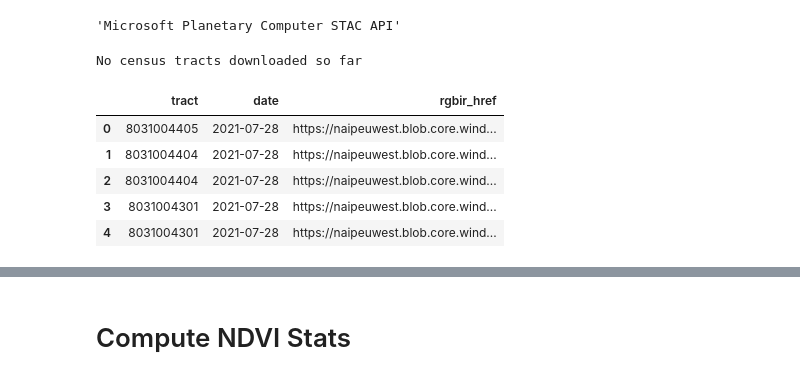
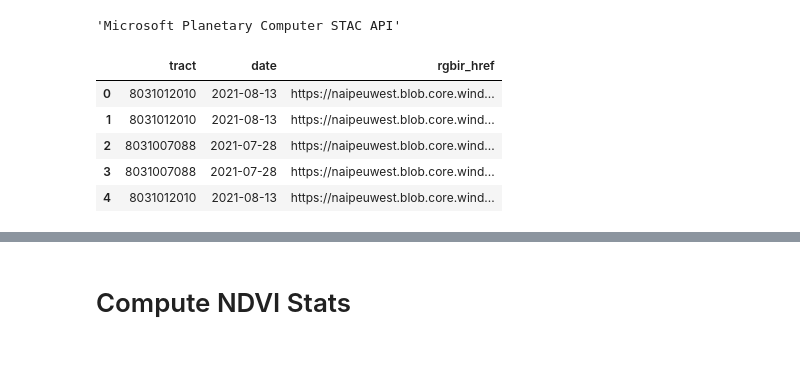
Before and after one commit to brglea/urban_greenspace_denver, a Jupyter notebook: Notebooks/03_NAIP_wrangle.ipynb, the cells around one changed output, grey strips where cells are left out. Saved outputs shown, nothing was run; the diff lists cells and outputs as text; code cells hidden in the pictures.

```diff
--- a/Notebooks/03_NAIP_wrangle.ipynb
+++ b/Notebooks/03_NAIP_wrangle.ipynb
@@ -93,7 +93,7 @@ else:
 den_scene_dfs = []
 # Start for loop
 for i, den_tract_values in tqdm(den_tract_latlon_gdf.iterrows(), ncols=100):
-    den_tract = den_tract_values.tract2010
+    den_tract = den_tract_values.tract
     # Check if statistics are already downloaded for this tract
     if not (den_tract in den_downloaded_tracts):
         # Retry up to 5 times in case of a momentary disruption
@@ -120,36 +120,35 @@ for i, den_tract_values in tqdm(den_tract_latlon_gdf.iterrows(), ncols=100):
                     date=[pd.to_datetime(scene.datetime).date()
                           # of the items in the NAIP search
                           for scene in naip_search.items()],
                     # Reference image from the assets folder of the items in the NAIP search?
                     rgbir_href=[scene.assets['image'].href for scene in naip_search.items()],
                 )))
                 # Add break to prevent long waits during debugging
                 break
             # Try again in case of an APIError
             except pystac_client.exceptions.APIError:
                 print(
                     f'Could not connect with STAC server. '
                     f'Retrying tract {den_tract}...')
                 time.sleep(2)
                 i += 1
                 # Skip the rest of the current iteration and move on to the next one
                 continue
 
 # Concatenate the url dataframes
 # Code to execute if the condition is true
 if den_scene_dfs:
     den_scene_df = pd.concat(den_scene_dfs).reset_index(drop=True)
 # Code to execute if the condition is false
 else:
     den_scene_df = None
 
 # Preview the URL DataFrame
 den_scene_df.head()
 # %% [output]
-No census tracts downloaded so far
 |  | tract | date | rgbir_href |
-| 0 | 8031004405 | 2021-07-28 | https://naipeuwest.blob.core.wind... |
-| 1 | 8031004404 | 2021-07-28 | https://naipeuwest.blob.core.wind... |
-| 2 | 8031004404 | 2021-07-28 | https://naipeuwest.blob.core.wind... |
-| 3 | 8031004301 | 2021-07-28 | https://naipeuwest.blob.core.wind... |
-| 4 | 8031004301 | 2021-07-28 | https://naipeuwest.blob.core.wind... |
+| 0 | 8031012010 | 2021-08-13 | https://naipeuwest.blob.core.wind... |
+| 1 | 8031012010 | 2021-08-13 | https://naipeuwest.blob.core.wind... |
+| 2 | 8031007088 | 2021-07-28 | https://naipeuwest.blob.core.wind... |
+| 3 | 8031007088 | 2021-07-28 | https://naipeuwest.blob.core.wind... |
+| 4 | 8031012010 | 2021-08-13 | https://naipeuwest.blob.core.wind... |
```
Also changed, not shown: parts of 11 cells of this notebook, 6 other files.
